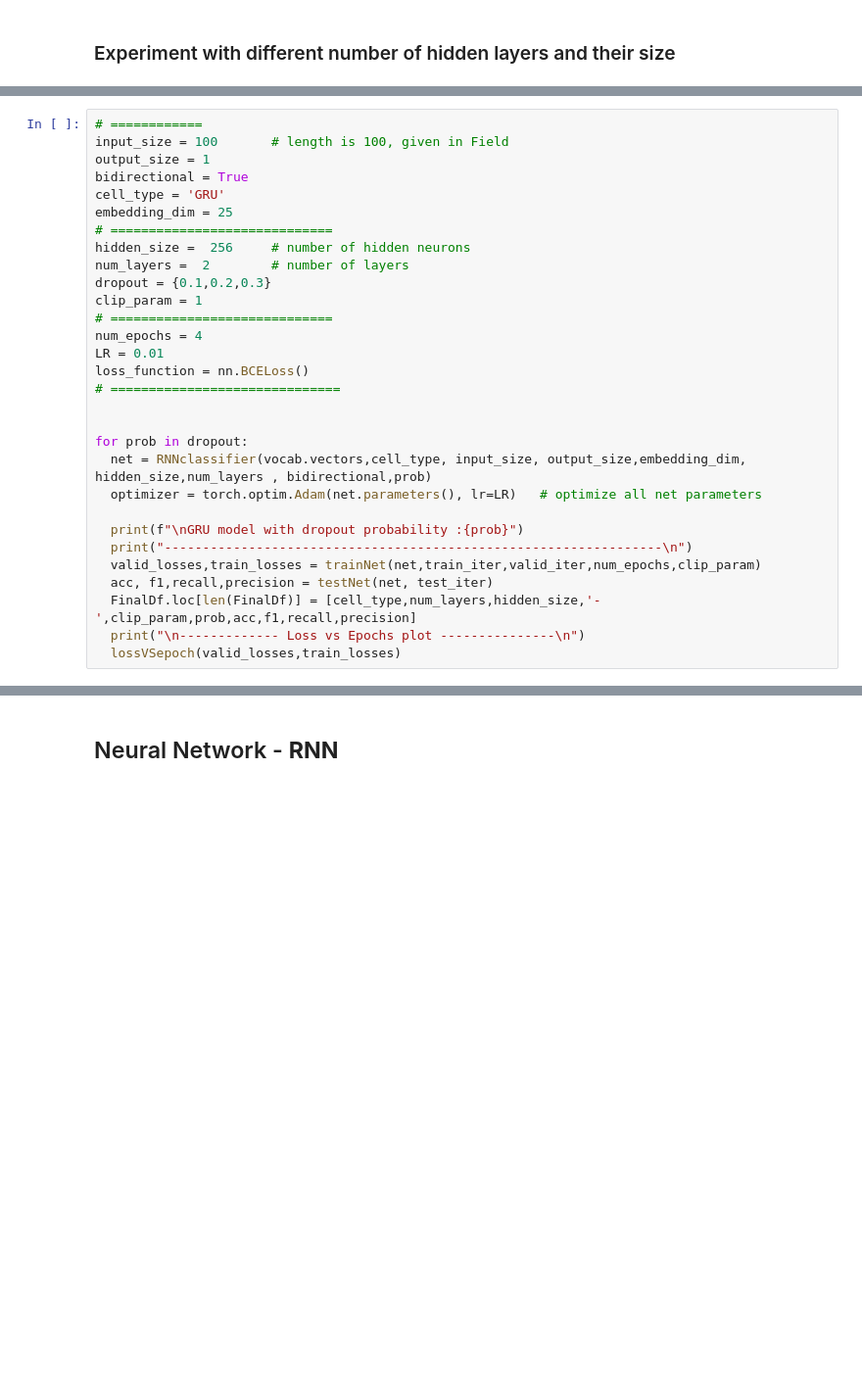
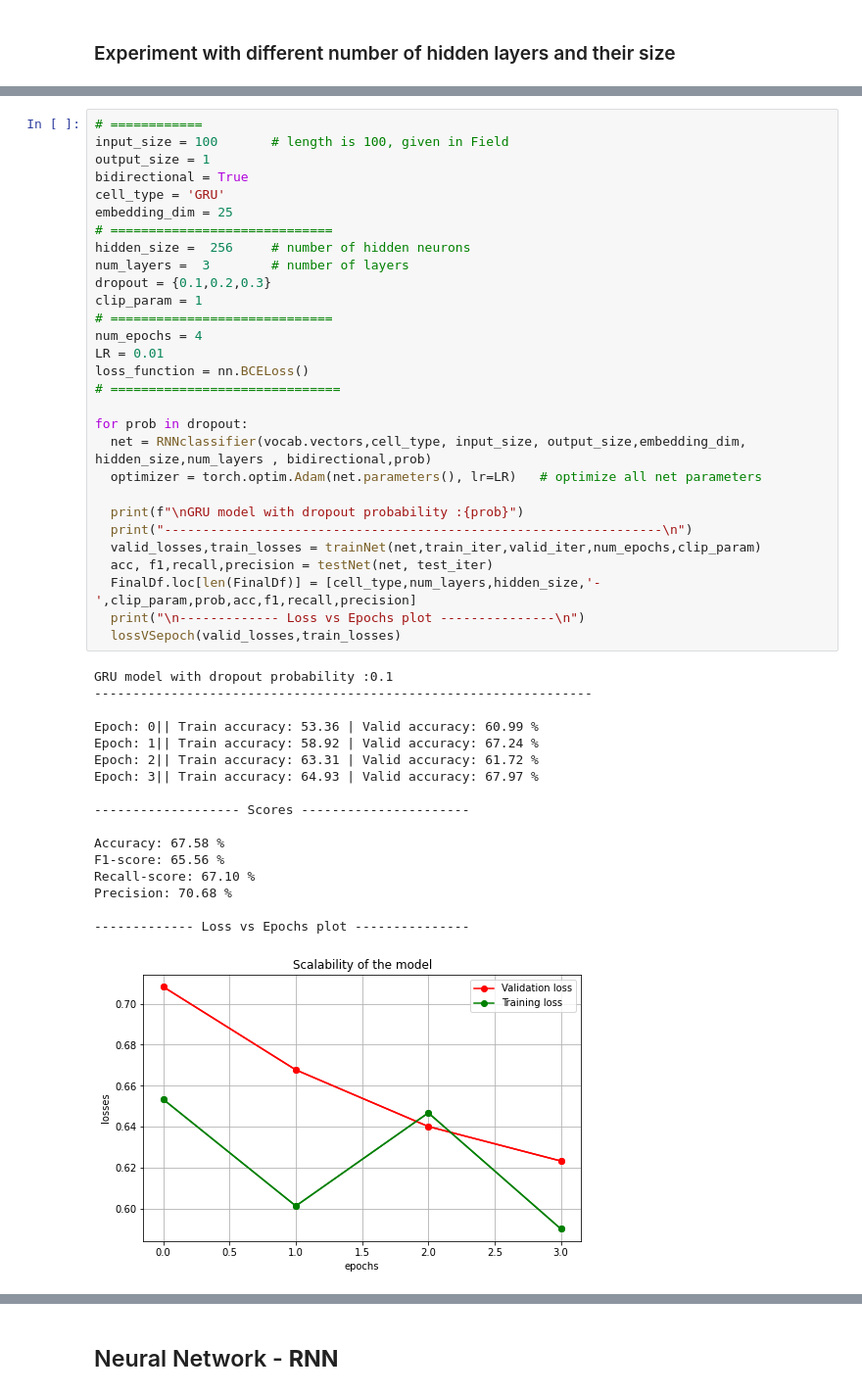
Before and after one commit to Myrto-Iglezou/Sentiment-classifier-RNN, a Jupyter notebook: Question-1.ipynb, the cells around one changed output, grey strips where cells are left out. Shown at 98% size. Cells and saved outputs as stored; diff of their text form; blank space fills up the shorter version.

```diff
--- a/Question-1.ipynb
+++ b/Question-1.ipynb
@@ -479,30 +520,47 @@ FinalDf
 # %%
 # ============
 input_size = 100       # length is 100, given in Field
 output_size = 1
 bidirectional = True
 cell_type = 'GRU'
 embedding_dim = 25
 # =============================
 hidden_size =  256     # number of hidden neurons
-num_layers =  2        # number of layers
+num_layers =  3        # number of layers
 dropout = {0.1,0.2,0.3}
 clip_param = 1
 # =============================
 num_epochs = 4
 LR = 0.01
 loss_function = nn.BCELoss()
 # ==============================
-
 
 for prob in dropout:
   net = RNNclassifier(vocab.vectors,cell_type, input_size, output_size,embedding_dim, hidden_size,num_layers , bidirectional,prob)
   optimizer = torch.optim.Adam(net.parameters(), lr=LR)   # optimize all net parameters
 
   print(f"\nGRU model with dropout probability :{prob}")
   print("-----------------------------------------------------------------\n")
   valid_losses,train_losses = trainNet(net,train_iter,valid_iter,num_epochs,clip_param)
   acc, f1,recall,precision = testNet(net, test_iter)
   FinalDf.loc[len(FinalDf)] = [cell_type,num_layers,hidden_size,'-',clip_param,prob,acc,f1,recall,precision]
   print("\n------------- Loss vs Epochs plot ---------------\n")
   lossVSepoch(valid_losses,train_losses)
+# %% [output]
+GRU model with dropout probability :0.1
+-----------------------------------------------------------------
+
+Epoch: 0|| Train accuracy: 53.36 | Valid accuracy: 60.99 %
+Epoch: 1|| Train accuracy: 58.92 | Valid accuracy: 67.24 %
+Epoch: 2|| Train accuracy: 63.31 | Valid accuracy: 61.72 %
+Epoch: 3|| Train accuracy: 64.93 | Valid accuracy: 67.97 %
+
+------------------- Scores ----------------------
+
+Accuracy: 67.58 %
+F1-score: 65.56 %
+Recall-score: 67.10 %
+Precision: 70.68 %
+
+------------- Loss vs Epochs plot ---------------
+[figure, added]
```
Also changed, not shown: parts of 8 cells of this notebook.
